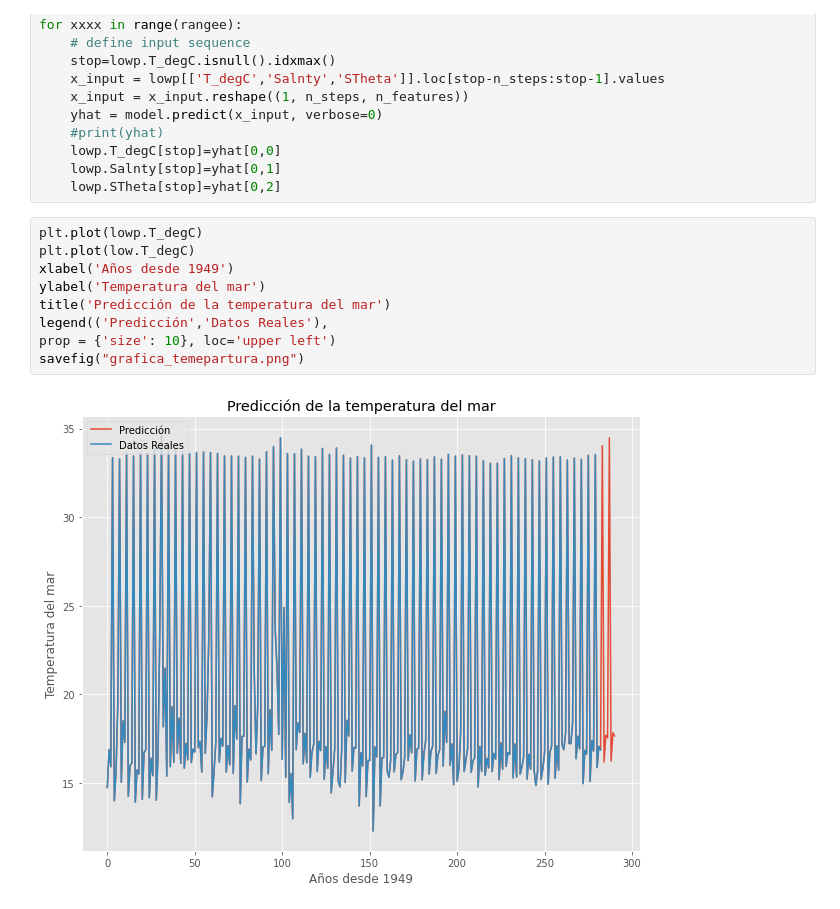
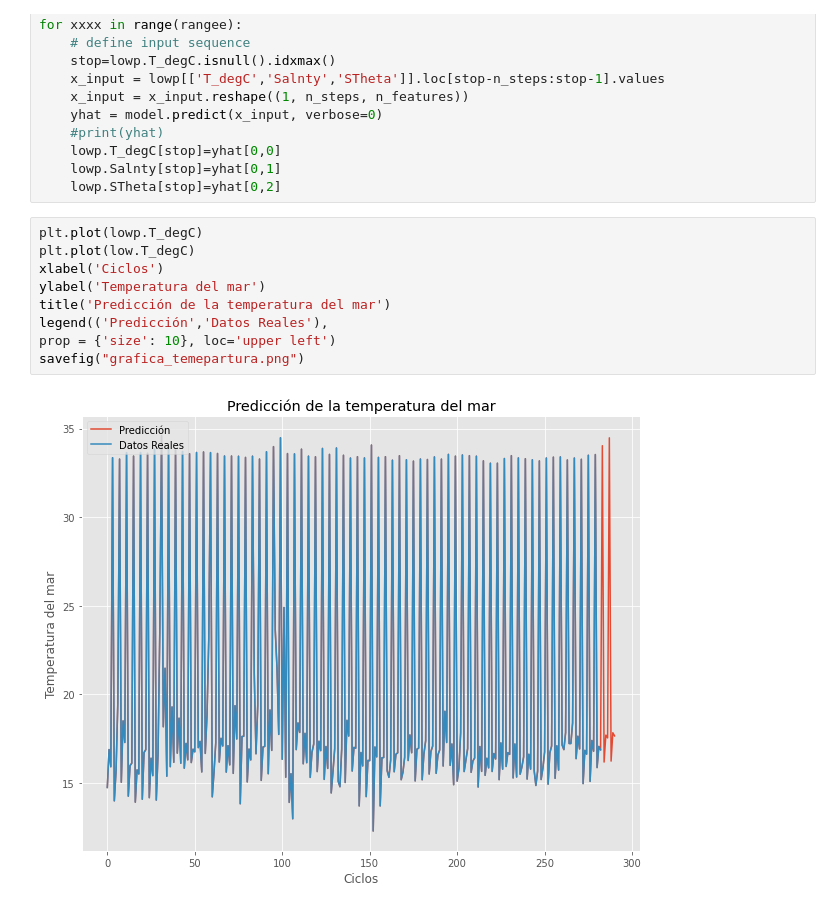
Before and after one commit to Lmdela/Trabajo-de-Mineria-de-Datos, a Jupyter notebook: Redes_LSTM.ipynb, the cells around one changed output. Saved outputs shown, nothing was run; the diff lists cells and outputs as text.

```diff
--- a/Redes_LSTM.ipynb
+++ b/Redes_LSTM.ipynb
@@ -226,14 +226,14 @@ for xxxx in range(rangee):
 # %%
 plt.plot(lowp.T_degC)
 plt.plot(low.T_degC)
-xlabel('Años desde 1949')
+xlabel('Ciclos')
 ylabel('Temperatura del mar')
 title('Predicción de la temperatura del mar')
 legend(('Predicción','Datos Reales'),
 prop = {'size': 10}, loc='upper left')
 savefig("grafica_temepartura.png")
 # %% [output]
-[figure, old version]
+[figure, new version]
 # %%
 plt.plot(lowp.STheta)
 plt.plot(low.STheta)
```
Also changed, not shown: parts of 2 cells of this notebook.
